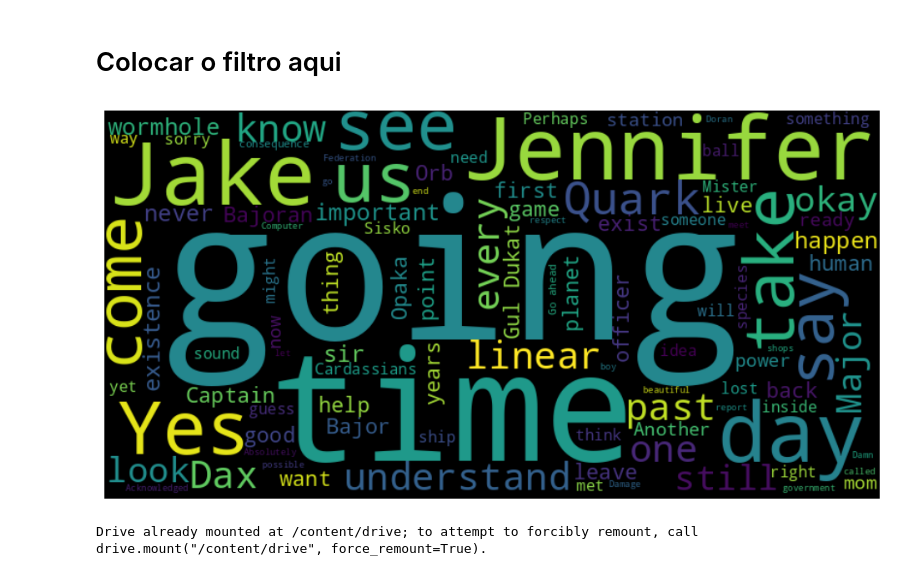
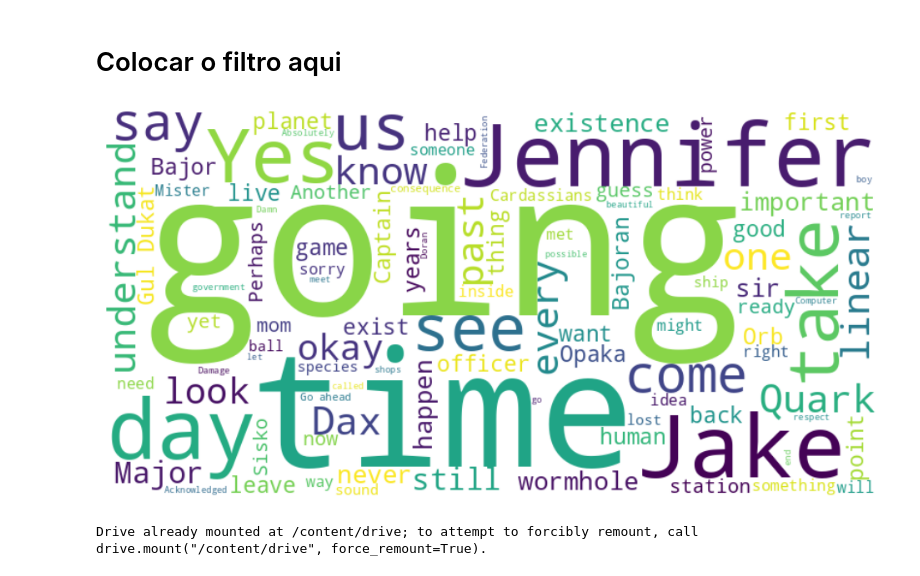
Before and after one commit to alexandrecassimiro/VD, a Jupyter notebook: acessar_arquivo_em_outro_drive_e_gerar_a_nuvem.ipynb, the cells around one changed output. Cells and saved outputs as stored; diff of their text form; code cells hidden in the pictures.

```diff
--- a/acessar_arquivo_em_outro_drive_e_gerar_a_nuvem.ipynb
+++ b/acessar_arquivo_em_outro_drive_e_gerar_a_nuvem.ipynb
@@ -62,36 +62,37 @@ import matplotlib.pyplot as plt
 
 # Acessando as linhas conforme filtro recebido
 lines = all_series_lines['DS9']['episode 0']['SISKO']
-# lines = all_series_lines[seriado][epi][pers]
+# lines = all_series_lines['DS9']['episode 0']['SISKO']
+# lines = all_series_lines['TOS']['episode 1']
 # print(lines)
 
 
 # Convertendo as linhas em um dicionário
 lines_dict = {}
 for i, line in enumerate(lines):
     lines_dict[str(i+1)] = line
 
 # Convertendo o dicionário em um dataframe
 df = pd.DataFrame.from_dict(lines_dict, orient='index', columns=['line'])
 
 # Gerando a nuvem de palavras
 
 # wordcloud = WordCloud(width=800, height=400, background_color='white').generate(' '.join(df['line']))
 # wordcloud = WordCloud(width=800, height=400, background_color='white', max_words=10).generate(' '.join(df['line']))
 # wordcloud = WordCloud(contour_width=1000, width=800, height=400, background_color='white', max_words=MAX).generate(' '.join(df['line']))
-wordcloud = WordCloud(contour_width=1000, width=800, height=400, background_color='black', max_words=100).generate(' '.join(df['line']))
+wordcloud = WordCloud(contour_width=1000, width=800, height=400, background_color='white', max_words=100).generate(' '.join(df['line']))
 
 # Exibindo a nuvem
 plt.figure(figsize=(12,10))
 plt.imshow(wordcloud, interpolation='bilinear')
 plt.axis('off')
 plt.show()
 
 # # Convertendo a nuvem de palavras para um objeto Plotly
 # fig = go.Figure(go.Image(z=wordcloud.to_array()))
 # fig.show()  #acho que sem o abaido vai ficar melhor
 # %% [output]
-[figure, old version]
+[figure, new version]
 # %%
 # Monta o Google Drive
 drive.mount('/content/drive')
```
